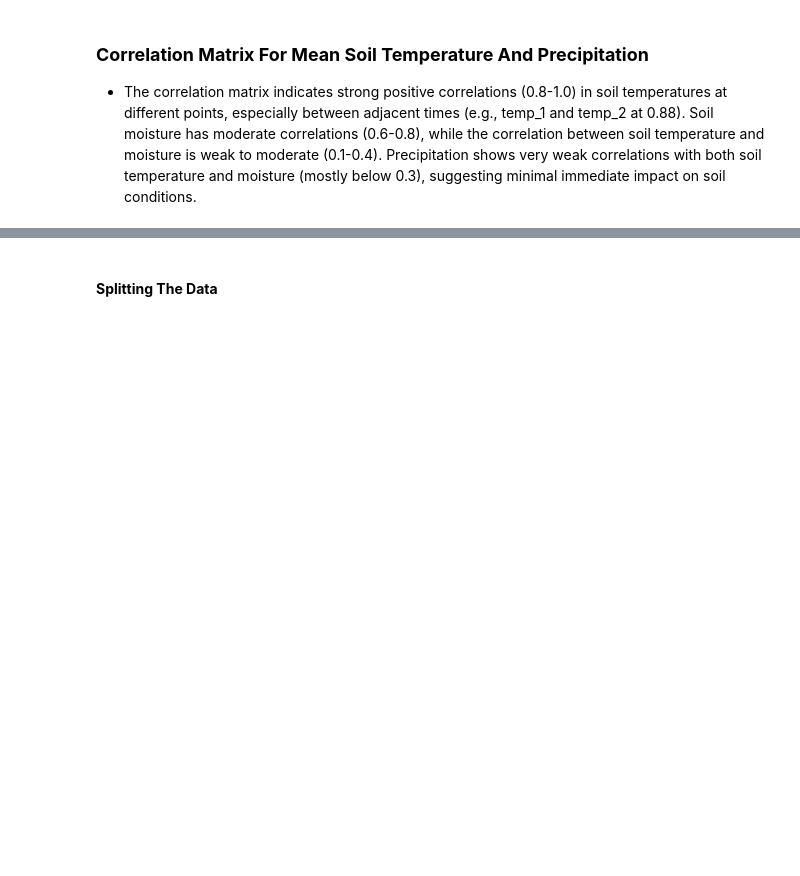
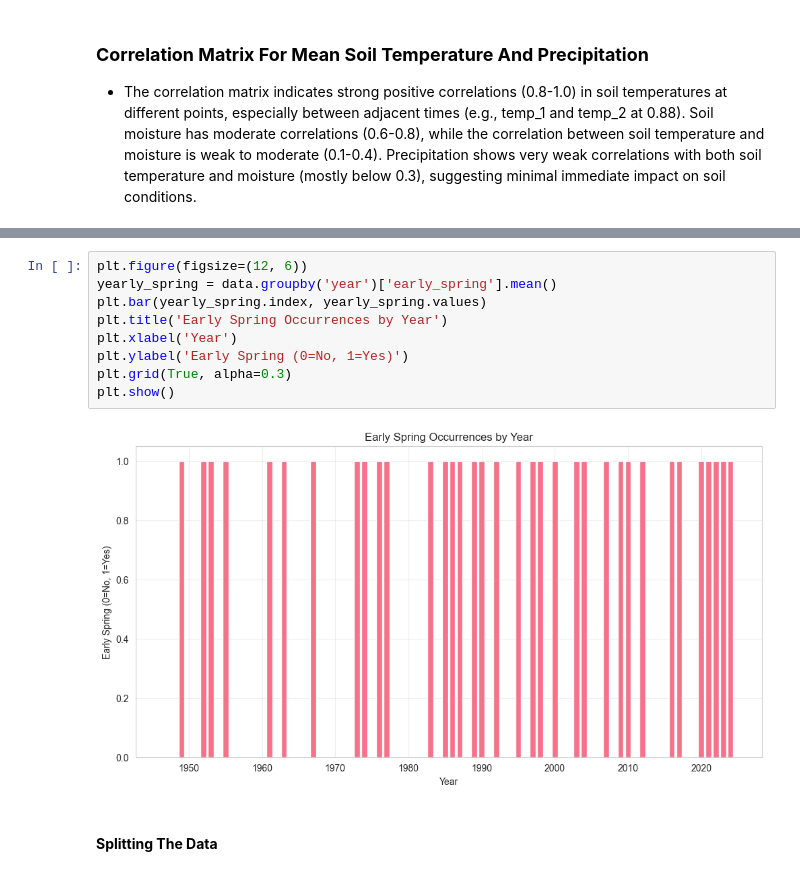
Before and after one commit to FranThe3rd/Spring-Predictor-ML, a Jupyter notebook: SpringPredictor.ipynb, the cells around one changed output, grey strips where cells are left out. Cells and saved outputs as stored; diff of their text form; blank space fills up the shorter version.

```diff
--- a/SpringPredictor.ipynb
+++ b/SpringPredictor.ipynb
@@ -543,3 +547,14 @@ plt.show()
+# %%
+plt.figure(figsize=(12, 6))
+yearly_spring = data.groupby('year')['early_spring'].mean()
+plt.bar(yearly_spring.index, yearly_spring.values)
+plt.title('Early Spring Occurrences by Year')
+plt.xlabel('Year')
+plt.ylabel('Early Spring (0=No, 1=Yes)')
+plt.grid(True, alpha=0.3)
+plt.show()
+# %% [output]
+[figure, added]
 # %% [markdown]
 #### **Splitting The Data**
 # %%
```
Also changed, not shown: parts of 4 cells of this notebook, 1 other file.
